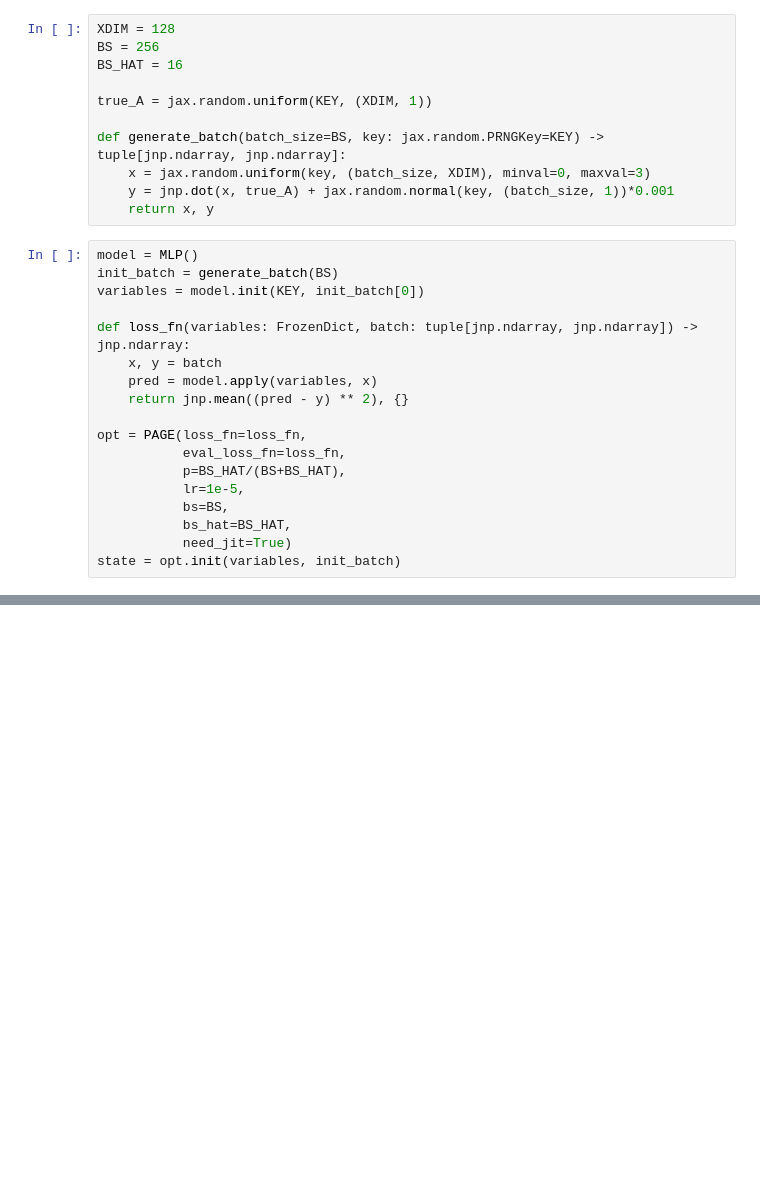
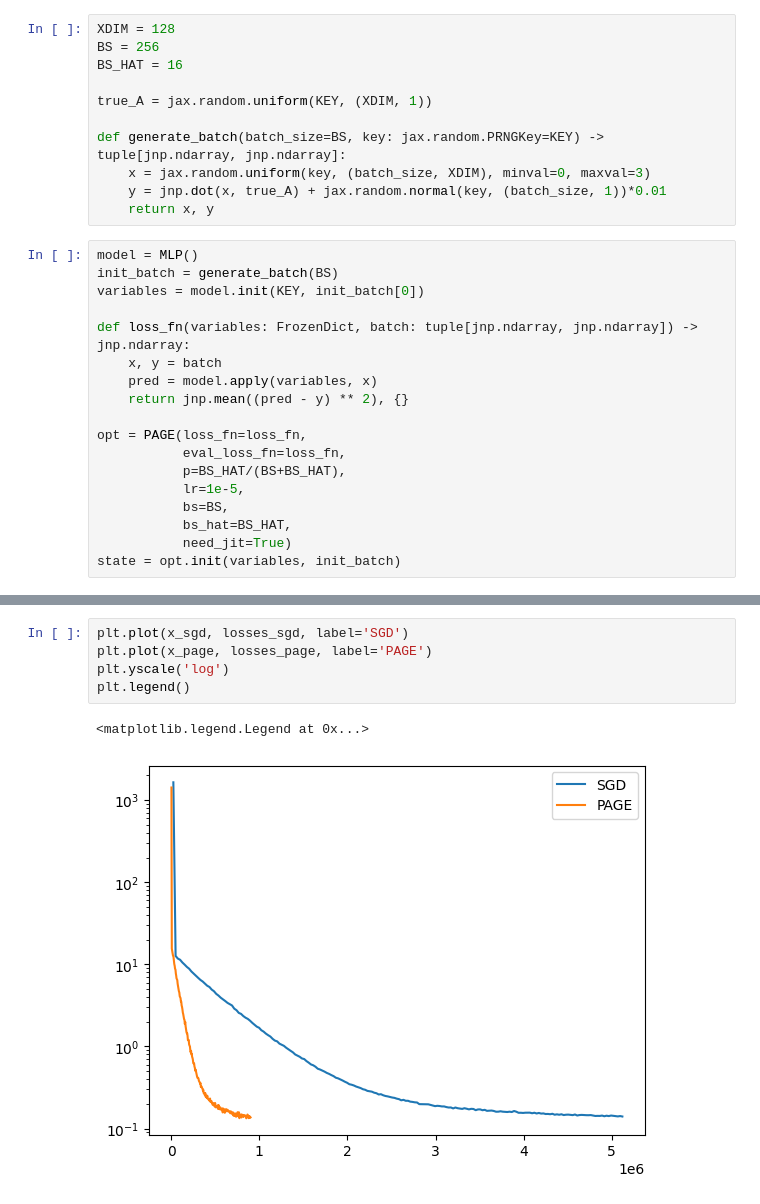
Before and after one commit to tsar1in/Optimization_8sem, a Jupyter notebook: page_test.ipynb, the cells around one changed output, grey strips where cells are left out. Saved outputs shown, nothing was run; the diff lists cells and outputs as text; blank space fills up the shorter version.

```diff
--- a/page_test.ipynb
+++ b/page_test.ipynb
@@ -18,7 +18,7 @@ true_A = jax.random.uniform(KEY, (XDIM, 1))
 
 def generate_batch(batch_size=BS, key: jax.random.PRNGKey=KEY) -> tuple[jnp.ndarray, jnp.ndarray]:
     x = jax.random.uniform(key, (batch_size, XDIM), minval=0, maxval=3)
-    y = jnp.dot(x, true_A) + jax.random.normal(key, (batch_size, 1))*0.001
+    y = jnp.dot(x, true_A) + jax.random.normal(key, (batch_size, 1))*0.01
     return x, y
 # %%
 model = MLP()
@@ -72,0 +128,8 @@ Step 19950 | Loss: 0.1198
+# %%
+plt.plot(x_sgd, losses_sgd, label='SGD')
+plt.plot(x_page, losses_page, label='PAGE')
+plt.yscale('log')
+plt.legend()
+# %% [output]
+<matplotlib.legend.Legend at 0x...>
+[figure, added]
```
Also changed, not shown: parts of 4 cells of this notebook, 5 other files.
